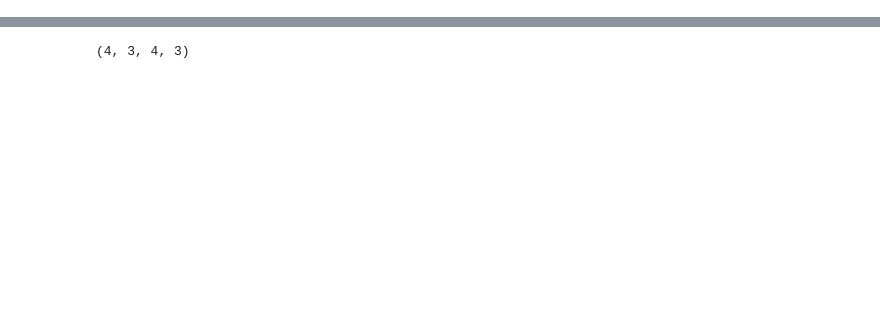
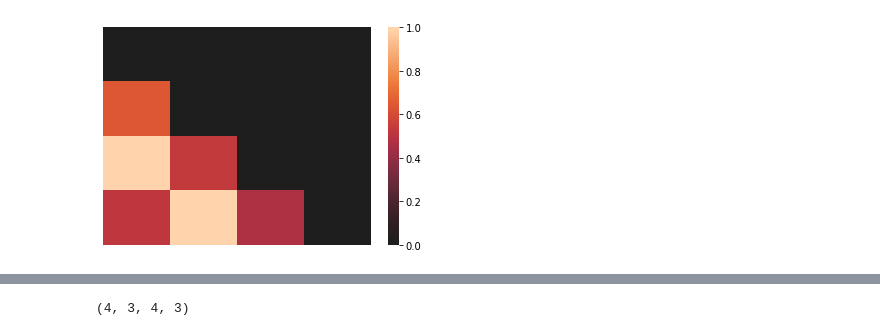
Before and after one commit to boc0/gdml, a Jupyter notebook: dipole.ipynb, the cells around one changed output, grey strips where cells are left out. Cells and saved outputs as stored; diff of their text form; code cells hidden in the pictures; blank space fills up the shorter version.

Commit message:
add heatmaps

```diff
--- a/dipole.ipynb
+++ b/dipole.ipynb
@@ -20,3 +24,14 @@ def descriptor(x):
     D = np.tril(D)
     D = fill_diagonal(D, 0)
     return D.flatten()
+# %%
+kwargs = {'center': 0, 'vmax': 1.0, 'xticklabels': False, 'yticklabels': False }
+
+def animate(i):
+    plt.clf()
+    data = descriptor(X[i]).reshape(4, 4)
+    sns.heatmap(data, **kwargs)
+
+anim = animation.FuncAnimation(plt.figure(), animate, frames=20, repeat=False)
+anim.save('supz2.gif')
+# %% [output]
@@ -22,0 +39 @@ def descriptor(x):
+[figure, added]
```
Also changed, not shown: parts of 16 cells of this notebook.
